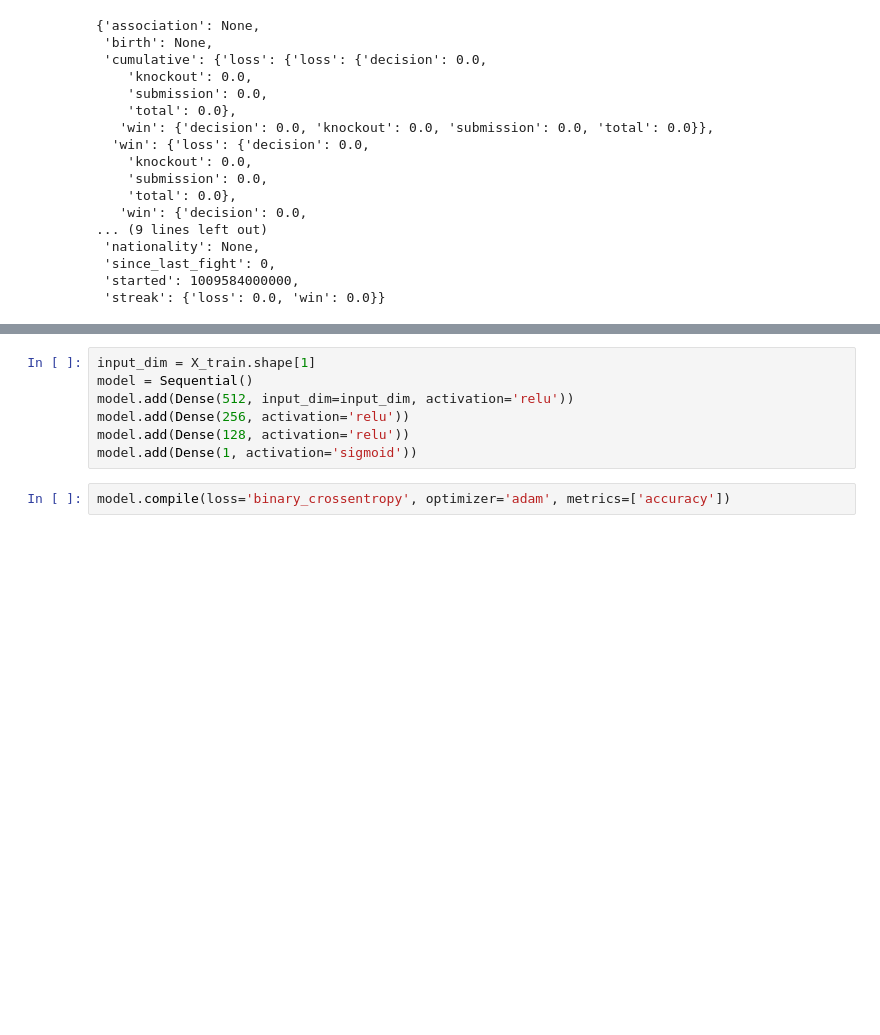
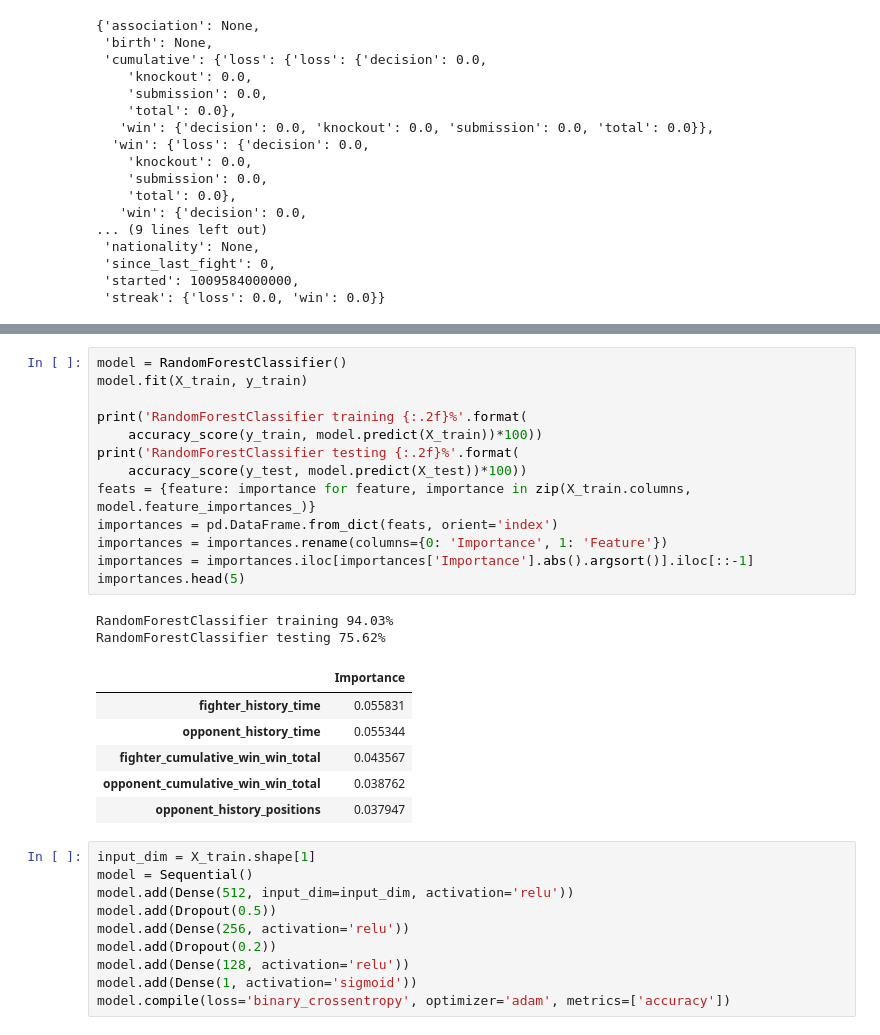
Before and after one commit to tomaszmartin/randomfight, a Jupyter notebook: sherdog.ipynb, the cells around one changed output, grey strips where cells are left out. Saved outputs shown, nothing was run; the diff lists cells and outputs as text; blank space fills up the shorter version.

```diff
--- a/sherdog.ipynb
+++ b/sherdog.ipynb
@@ -137,10 +167,33 @@ list(X_train.columns)
+# %%
+model = RandomForestClassifier()
+model.fit(X_train, y_train)
+
+print('RandomForestClassifier training {:.2f}%'.format(
+    accuracy_score(y_train, model.predict(X_train))*100))
+print('RandomForestClassifier testing {:.2f}%'.format(
+    accuracy_score(y_test, model.predict(X_test))*100))
+feats = {feature: importance for feature, importance in zip(X_train.columns, model.feature_importances_)}
+importances = pd.DataFrame.from_dict(feats, orient='index')
+importances = importances.rename(columns={0: 'Importance', 1: 'Feature'})
+importances = importances.iloc[importances['Importance'].abs().argsort()].iloc[::-1]
+importances.head(5)
+# %% [output]
+RandomForestClassifier training 94.03%
+RandomForestClassifier testing 75.62%
+|  | Importance |
+| fighter_history_time | 0.055831 |
+| opponent_history_time | 0.055344 |
+| fighter_cumulative_win_win_total | 0.043567 |
+| opponent_cumulative_win_win_total | 0.038762 |
+| opponent_history_positions | 0.037947 |
 # %%
 input_dim = X_train.shape[1]
 model = Sequential()
 model.add(Dense(512, input_dim=input_dim, activation='relu'))
+model.add(Dropout(0.5))
 model.add(Dense(256, activation='relu'))
+model.add(Dropout(0.2))
 model.add(Dense(128, activation='relu'))
 model.add(Dense(1, activation='sigmoid'))
+model.compile(loss='binary_crossentropy', optimizer='adam', metrics=['accuracy'])
-# %%
-model.compile(loss='binary_crossentropy', optimizer='adam', metrics=['accuracy'])
 # %%
```
Also changed, not shown: parts of 12 cells of this notebook.
